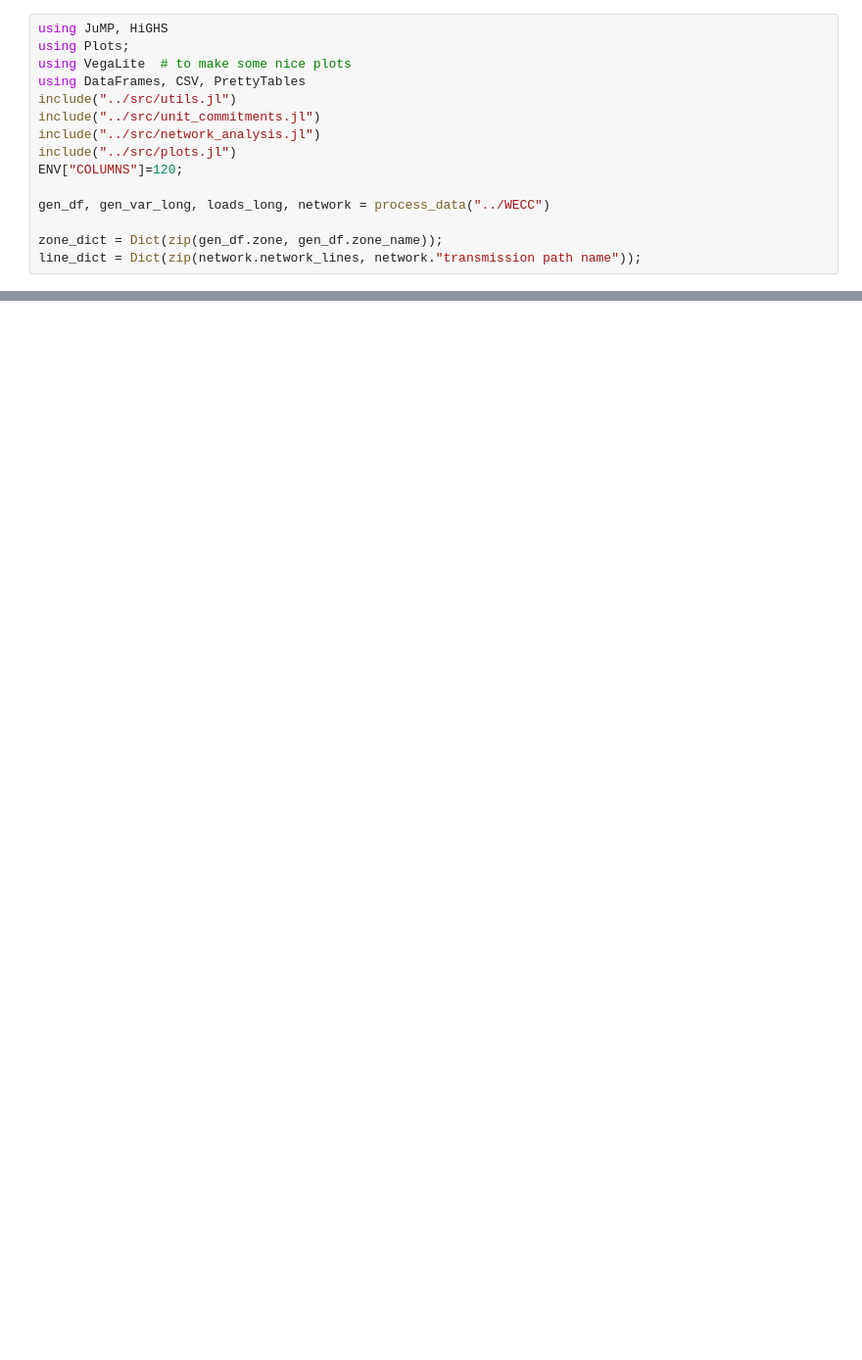
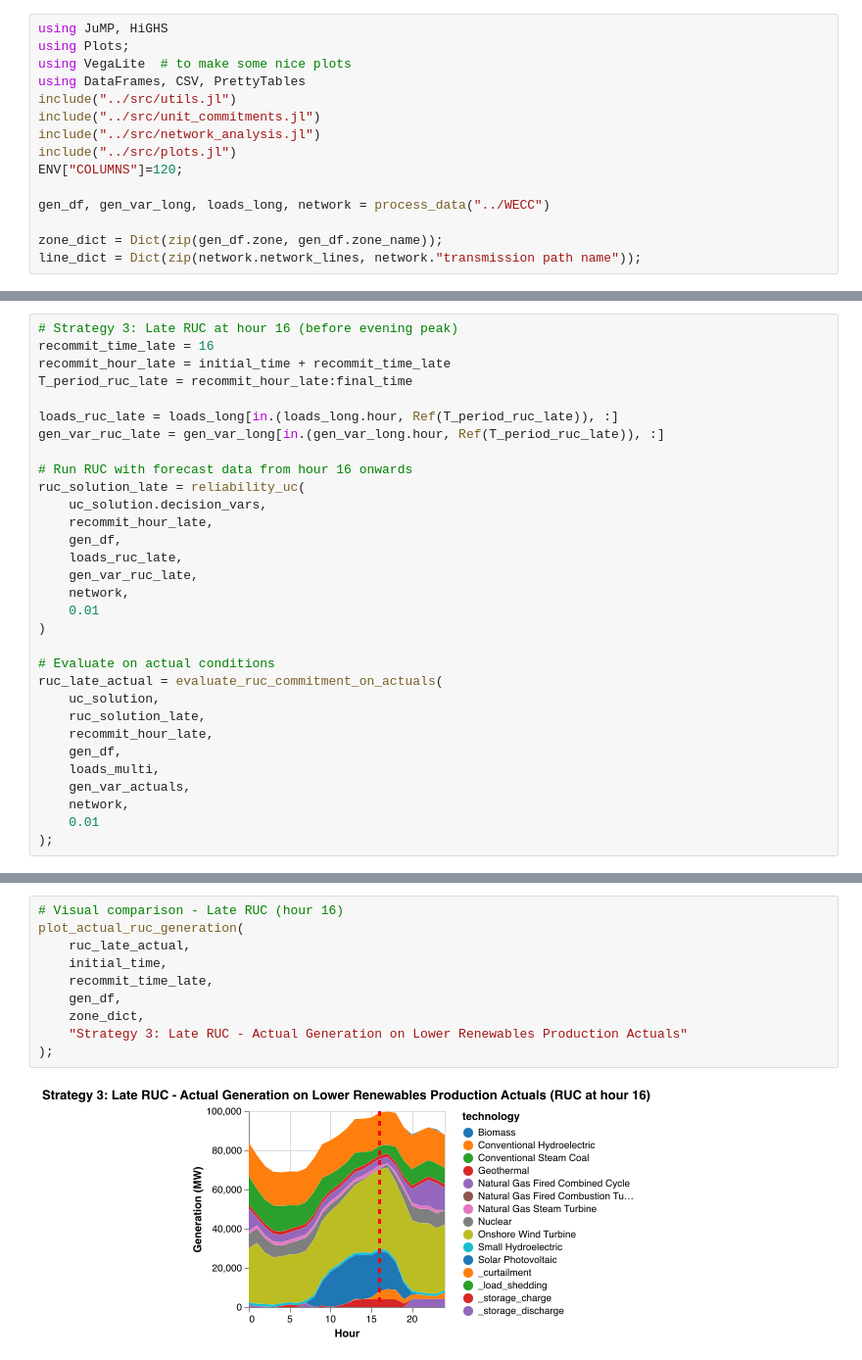
Before and after one commit to ek9321/intraday-commitments, a Jupyter notebook: experiment_notebooks/high_variability.ipynb, the cells around one changed output, grey strips where cells are left out. Shown at 98% size. Saved outputs shown, nothing was run; the diff lists cells and outputs as text; blank space fills up the shorter version.

```diff
--- a/experiment_notebooks/high_variability.ipynb
+++ b/experiment_notebooks/high_variability.ipynb
@@ -376,0 +139,31 @@ ruc_solution = reliability_uc(
+# %%
+# Strategy 3: Late RUC at hour 16 (before evening peak)
+recommit_time_late = 16
+recommit_hour_late = initial_time + recommit_time_late
+T_period_ruc_late = recommit_hour_late:final_time
+
+loads_ruc_late = loads_long[in.(loads_long.hour, Ref(T_period_ruc_late)), :]
+gen_var_ruc_late = gen_var_long[in.(gen_var_long.hour, Ref(T_period_ruc_late)), :]
+
+# Run RUC with forecast data from hour 16 onwards
+ruc_solution_late = reliability_uc(
+    uc_solution.decision_vars,
+    recommit_hour_late,
+    gen_df,
+    loads_ruc_late,
+    gen_var_ruc_late,
+    network,
+    0.01
+)
+
+# Evaluate on actual conditions
+ruc_late_actual = evaluate_ruc_commitment_on_actuals(
+    uc_solution,
+    ruc_solution_late,
+    recommit_hour_late,
+    gen_df,
+    loads_multi,
+    gen_var_actuals,
+    network,
+    0.01
+);
@@ -376,0 +257,12 @@ ruc_solution = reliability_uc(
+# %%
+# Visual comparison - Late RUC (hour 16)
+plot_actual_ruc_generation(
+    ruc_late_actual,
+    initial_time,
+    recommit_time_late,
+    gen_df,
+    zone_dict,
+    "Strategy 3: Late RUC - Actual Generation on Lower Renewables Production Actuals"
+);
+# %% [output]
+[figure, added]
```
Also changed, not shown: parts of 27 cells of this notebook, 18 other files.
